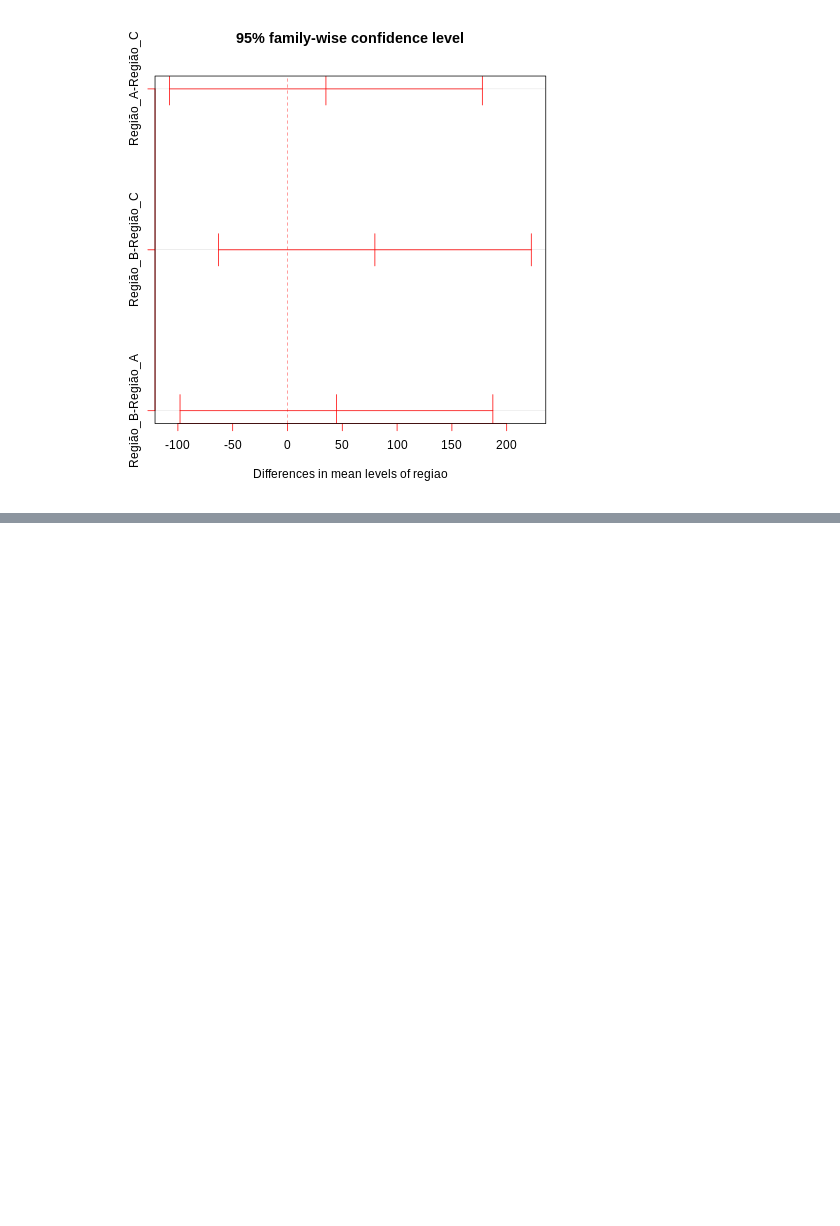
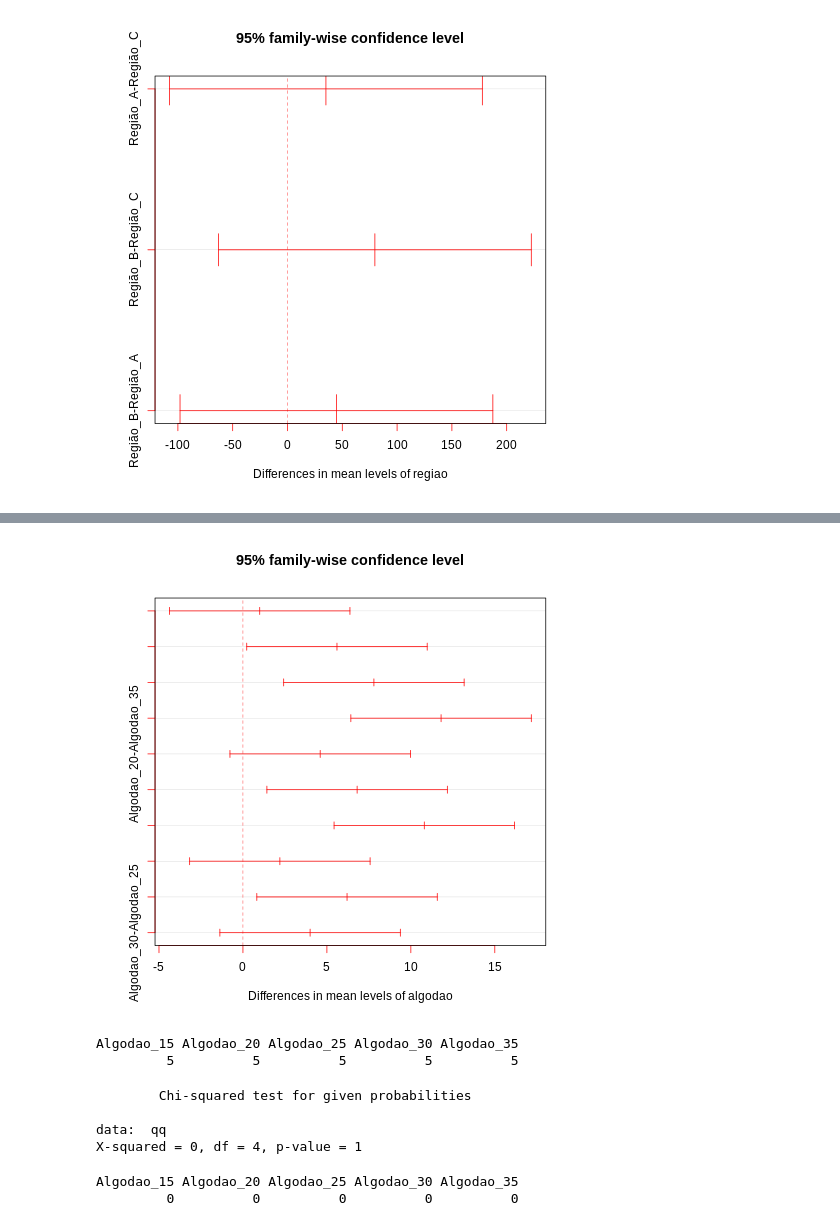
Before and after one commit to uervitonsantos/Estudo_Sobre_Estatistica_Frequentista_E_Metodos_Quantitativos, a Jupyter notebook: Exercicios_Metodos_Quantitativos.ipynb, the cells around one changed output, grey strips where cells are left out. Drawn from its saved outputs; the diff is of its cells as text; code cells hidden in the pictures; blank space fills up the shorter version.

```diff
--- a/Exercicios_Metodos_Quantitativos.ipynb
+++ b/Exercicios_Metodos_Quantitativos.ipynb
@@ -334,0 +538,6 @@ plot(TUKEY, las=0, col="red")
+# %%
+%%R
+# teste de tukey para análizar entre quais grupos existe as maiores variâncias
+# https://en.wikipedia.org/wiki/Tukey's_range_test
+TUKEY <- TukeyHSD(anova_algodao, "algodao", ordered = TRUE, conf.level=0.95)
+TUKEY
@@ -334,0 +563,34 @@ plot(TUKEY, las=0, col="red")
+# %%
+%%R
+# grafico do teste de tuket que demostra as variâncias entre os grupos
+# https://r-graph-gallery.com/84-tukey-test.html
+plot(TUKEY, las=0, col="red")
+# %% [output]
+[figure, added]
+# %%
+%%R
+qq <- table(algodao$algodao)
+qq
+# %% [output]
+Algodao_15 Algodao_20 Algodao_25 Algodao_30 Algodao_35
+         5          5          5          5          5
+# %%
+%%R
+# teste de Qui-quadrado. teste de hipóteses que se destina a encontrar um valor
+#da dispersão para duas variáveis categóricas nominais e avaliar a associação
+#existente entre variáveis qualitativas.
+
+# https://pt.wikipedia.org/wiki/Teste_qui-quadrado_de_Pearson
+tqq <- chisq.test(qq)
+tqq
+# %% [output]
+        Chi-squared test for given probabilities
+
+data:  qq
+X-squared = 0, df = 4, p-value = 1
+# %%
+%%R
+tqq$stdres
+# %% [output]
+Algodao_15 Algodao_20 Algodao_25 Algodao_30 Algodao_35
+         0          0          0          0          0
```
Also changed, not shown: parts of 22 cells of this notebook.
